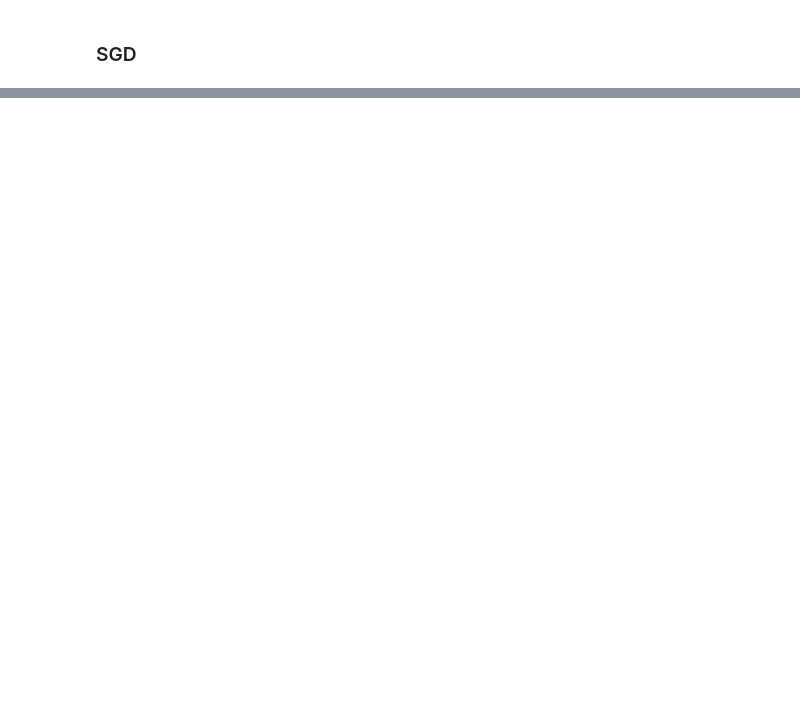
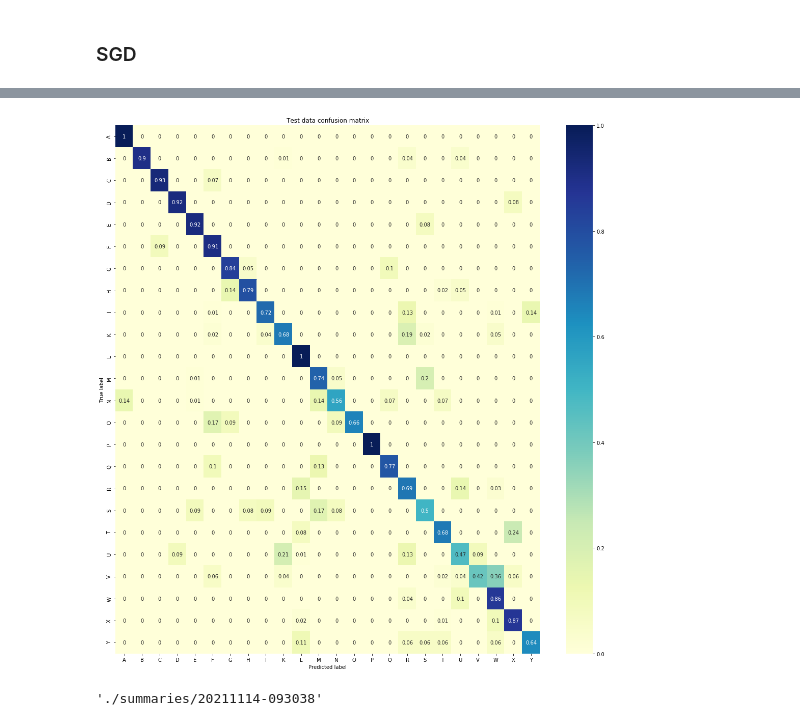
Before and after one commit to Pooria90/Hand-Gestures-Classification, a Jupyter notebook: Hand_Gesture_Classification.ipynb, the cells around one changed output, grey strips where cells are left out. Cells and saved outputs as stored; diff of their text form; code cells hidden in the pictures; blank space fills up the shorter version.

```diff
--- a/Hand_Gesture_Classification.ipynb
+++ b/Hand_Gesture_Classification.ipynb
@@ -271,14 +329,21 @@ validation loss: 0.06   validation accuracy: 99.5%
 # %% [markdown]
 ### SGD
 # %%
+from datetime import datetime
+log_dir2 = "./summaries/" + datetime.now().strftime("%Y%m%d-%H%M%S")
+
 tf.reset_default_graph()
+net2 = MLP([784,256,25],dropout=0.25,optimizer=tf.train.GradientDescentOptimizer, lr=0.05)
 
-# Adam is the default optimizer
-net1 = MLP([784,256,25],optimizer=tf.train.GradientDescentOptimizer, lr=0.05)
-
-hist = net1.train(
+hist2 = net2.train(
     x_train, y_train_hot,
     x_valid, y_valid_hot,
-    eps=30, bs=64,
+    eps=40, bs=64,
+    log_dir = log_dir2
     )
+
+# ============================== Test
+y_pred = show_test_results(net2, x_test, y_test)
+
+#run_tensorboard(log_dir2)
 # %% [output]
@@ -301,0 +367,5 @@ validation loss: 0.07   validation accuracy: 99.1%
+[figure, added]
+# %%
+log_dir2
+# %% [output]
+'./summaries/20211114-093038'
```
Also changed, not shown: parts of 13 cells of this notebook, 3 other files.
